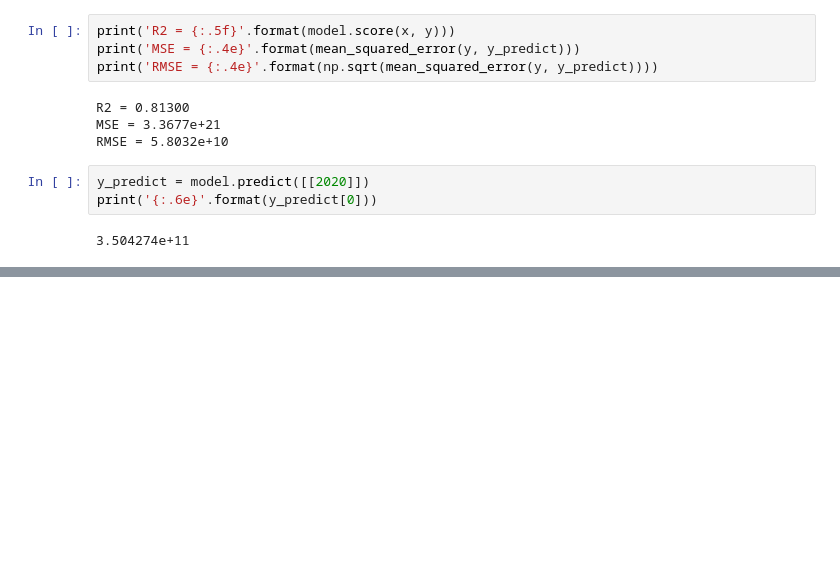
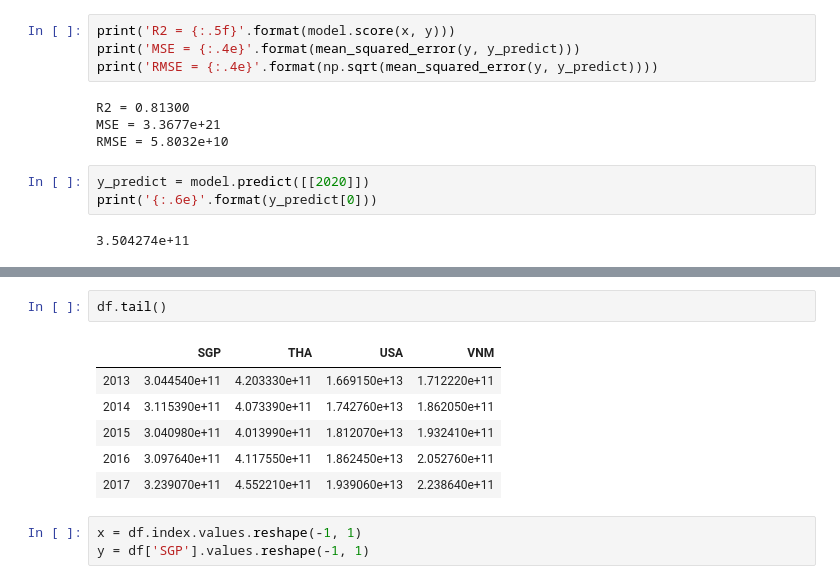
Before and after one commit to aukrit1993/my_machine_learning, a Jupyter notebook: chapter_14.ipynb, the cells around one changed output, grey strips where cells are left out. Saved outputs shown, nothing was run; the diff lists cells and outputs as text; blank space fills up the shorter version.

```diff
--- a/chapter_14.ipynb
+++ b/chapter_14.ipynb
@@ -202,0 +238,12 @@ print('{:.6e}'.format(y_predict[0]))
+# %%
+df.tail()
+# %% [output]
+|  | SGP | THA | USA | VNM |
+| 2013 | 3.044540e+11 | 4.203330e+11 | 1.669150e+13 | 1.712220e+11 |
+| 2014 | 3.115390e+11 | 4.073390e+11 | 1.742760e+13 | 1.862050e+11 |
+| 2015 | 3.040980e+11 | 4.013990e+11 | 1.812070e+13 | 1.932410e+11 |
+| 2016 | 3.097640e+11 | 4.117550e+11 | 1.862450e+13 | 2.052760e+11 |
+| 2017 | 3.239070e+11 | 4.552210e+11 | 1.939060e+13 | 2.238640e+11 |
+# %%
+x = df.index.values.reshape(-1, 1)
+y = df['SGP'].values.reshape(-1, 1)
```
Also changed, not shown: parts of 20 cells of this notebook.
